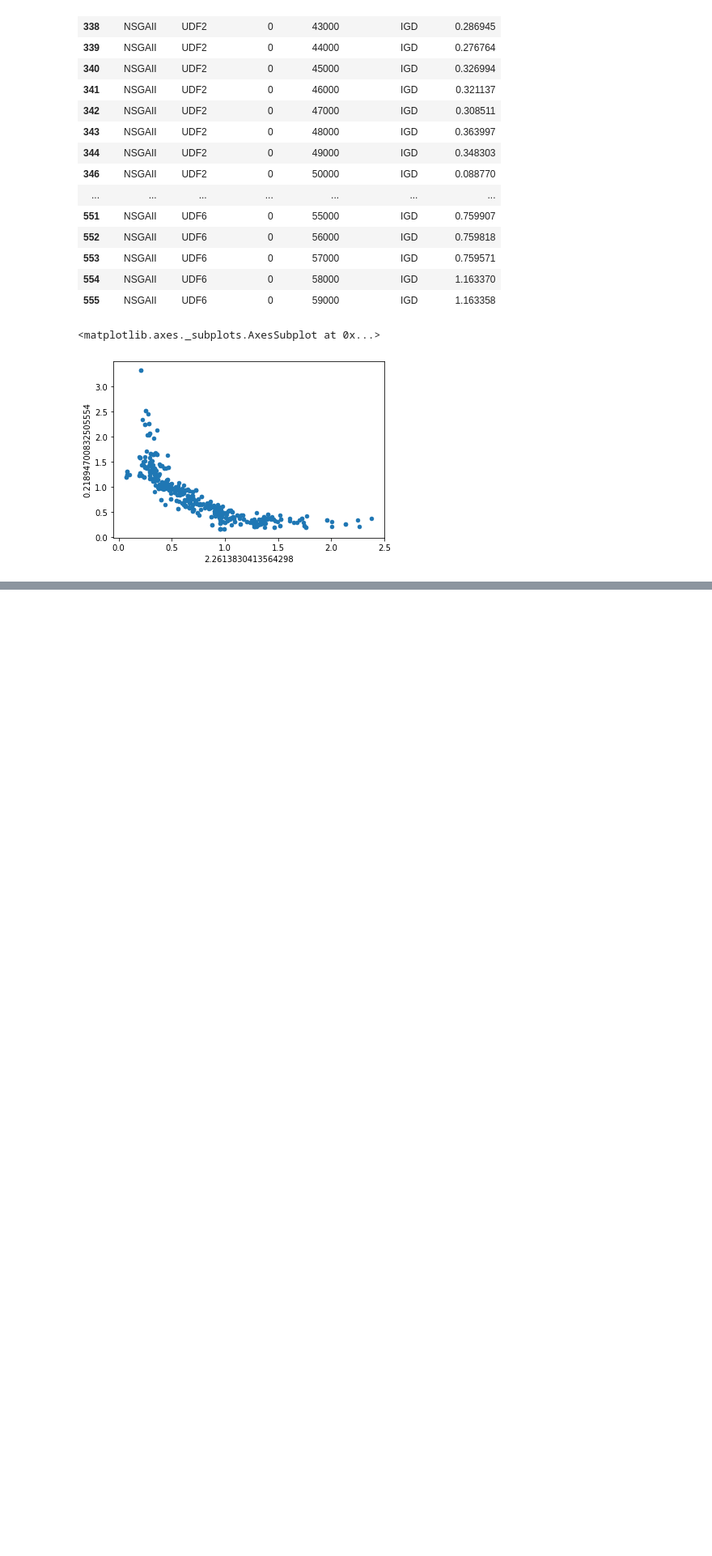
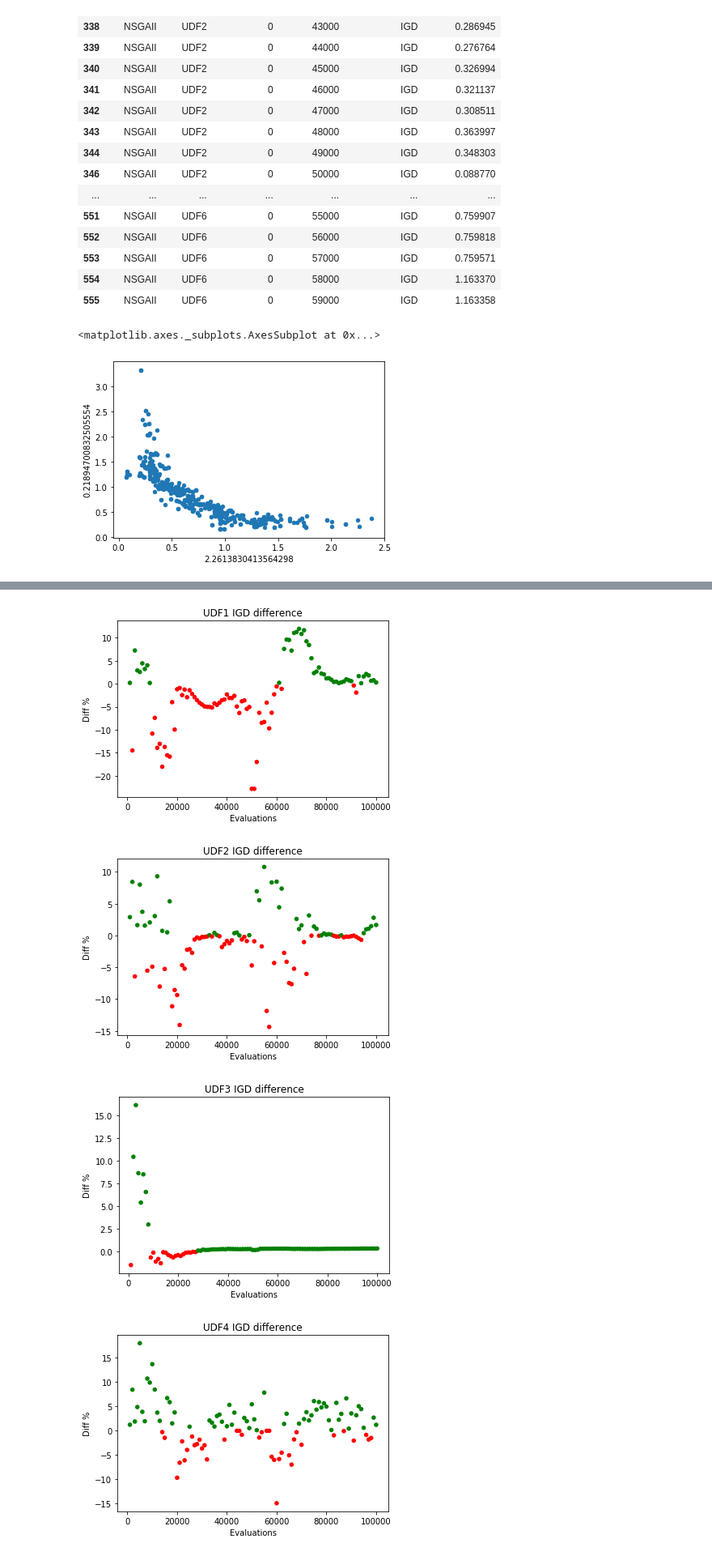
Before and after one commit to 12yuens2/cmlsga-jmetalpy, a Jupyter notebook: igd.ipynb, the cells around one changed output, grey strips where cells are left out. Shown at 81% size. Drawn from its saved outputs; the diff is of its cells as text; code cells hidden in the pictures; blank space fills up the shorter version.

```diff
--- a/igd.ipynb
+++ b/igd.ipynb
@@ -162,5 +157,32 @@ sols.plot(x=0, y=1, kind="scatter")
 <matplotlib.axes._subplots.AxesSubplot at 0x...>
 [figure]
 # %%
-pf = pd.read_csv("resources/reference_front/UDF2_time10.pf", delimiter="\t")
-pf.plot(x=1, y=0, kind="scatter")
+def get_average_igd(df, algorithms, problems, evaluations):
+    igd_df = pd.DataFrame(columns=["Problem", "Evaluations"] + [a for a in algorithms])
+    for p in problems:
+        for e in evaluations:
+            row = {
+                "Problem": p
+            }
+            row["Evaluations"] = pd.to_numeric(e)
+
+            for a in algorithms:
+                igds = df[(df["Algorithm"] == a) & (df["Problem"] == p) & (df["Evaluations"] == e)]["IndicatorValue"]
+                row[a] = np.average(igds)
+
+            igd_df = igd_df.append(row, ignore_index=True)
+
+    igd_df["Evaluations"] = pd.to_numeric(igd_df["Evaluations"])
+    return igd_df
+
+def get_difference(df, algorithm1, algorithm2):
+    diff = []
+
+    for p in df["Problem"].unique():
+        for e in df["Evaluations"].unique():
+            ag1 = df[(df["Problem"] == p) & (df["Evaluations"] == e)][algorithm1]
+            ag2 = df[(df["Problem"] == p) & (df["Evaluations"] == e)][algorithm2]
+
+            diff.append(float(ag1 - ag2))
+
+    return diff
@@ -170 +189,8 @@ pf.plot(x=1, y=0, kind="scatter")
+# %%
+igd_df = get_average_igd(df, ["MOEAD", "MOEAD-e"], problems_udf, [i for i in range(1000, 101000, 1000)])
+# %%
+diff = get_difference(igd_df, "MOEAD", "MOEAD-e")
+igd_df["Difference"] = diff
+# %%
+igd_df["Diff %"] = igd_df["Difference"] / igd_df["MOEAD"] * 100
 # %%
@@ -180,0 +210,10 @@ problems_static = ["ZDT1", "ZDT2", "ZDT3", "ZDT4", "ZDT6",
+# %%
+for p in igd_df["Problem"].unique():
+    igd_df[(igd_df["Problem"] == p)].plot(x="Evaluations", y="Diff %", kind="scatter",
+                                          title="{} IGD difference".format(p),
+                                          color=np.where(igd_df[(igd_df["Problem"] == p)]["Diff %"] > 0, 'g', 'r'))
+# %% [output]
+[figure, added]
+[figure, added]
+[figure, added]
+[figure, added]
```
Also changed, not shown: parts of 15 cells of this notebook.
